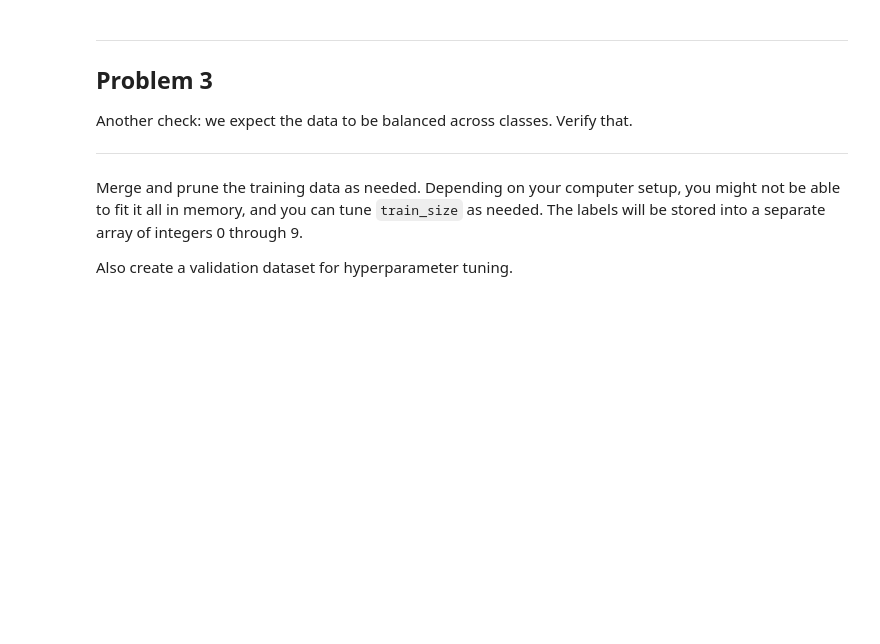
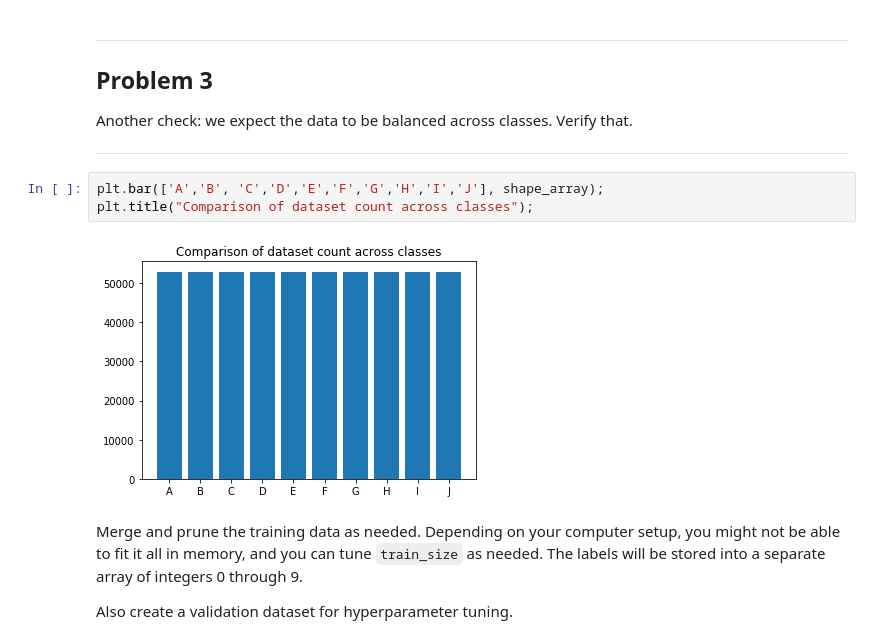
Before and after one commit to PadmarajBhat/Deep-Learning-Introduction, a Jupyter notebook: 1_notmnist.ipynb, the cells around one changed output. Drawn from its saved outputs; the diff is of its cells as text; blank space fills up the shorter version.

```diff
--- a/1_notmnist.ipynb
+++ b/1_notmnist.ipynb
@@ -282,6 +307,11 @@ Problem 3
 Another check: we expect the data to be balanced across classes. Verify that.
 
 ---
+# %%
+plt.bar(['A','B', 'C','D','E','F','G','H','I','J'], shape_array);
+plt.title("Comparison of dataset count across classes");
+# %% [output]
+[figure, added]
 # %% [markdown]
 Merge and prune the training data as needed. Depending on your computer setup, you might not be able to fit it all in memory, and you can tune `train_size` as needed. The labels will be stored into a separate array of integers 0 through 9.
 
```
Also changed, not shown: parts of 2 cells of this notebook.
